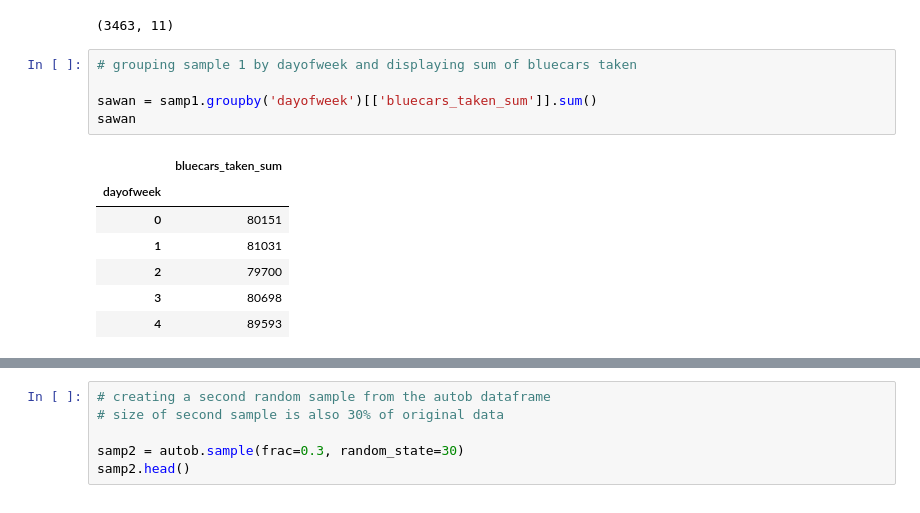
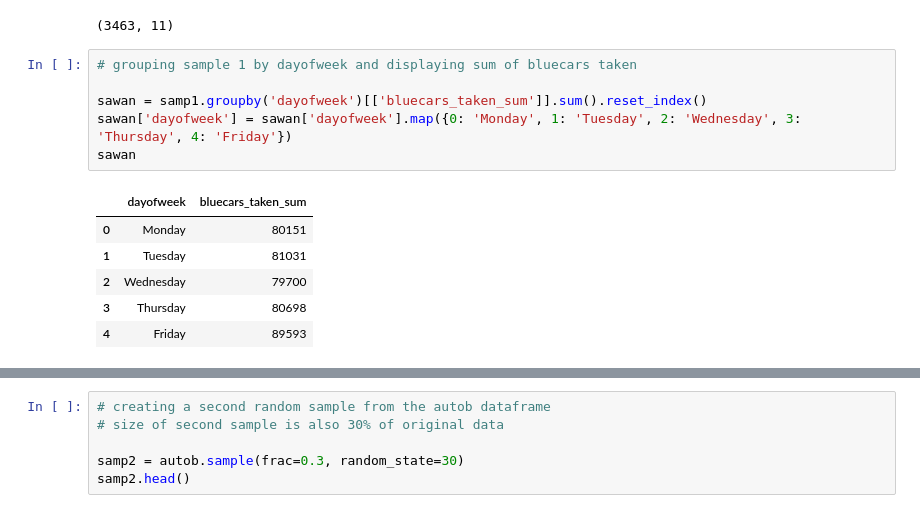
Before and after one commit to booorayan/BluecarsAuto, a Jupyter notebook: Autolib_projecte.ipynb, the cells around one changed output, grey strips where cells are left out. Drawn from its saved outputs; the diff is of its cells as text.

```diff
--- a/Autolib_projecte.ipynb
+++ b/Autolib_projecte.ipynb
@@ -939,13 +936,13 @@ samp1.shape
 # %%
 # grouping sample 1 by dayofweek and displaying sum of bluecars taken
 
-sawan = samp1.groupby('dayofweek')[['bluecars_taken_sum']].sum()
+sawan = samp1.groupby('dayofweek')[['bluecars_taken_sum']].sum().reset_index()
+sawan['dayofweek'] = sawan['dayofweek'].map({0: 'Monday', 1: 'Tuesday', 2: 'Wednesday', 3: 'Thursday', 4: 'Friday'})
 sawan
 # %% [output]
-|  | bluecars_taken_sum |
-| dayofweek |  |
-| 0 | 80151 |
-| 1 | 81031 |
-| 2 | 79700 |
-| 3 | 80698 |
-| 4 | 89593 |
+|  | dayofweek | bluecars_taken_sum |
+| 0 | Monday | 80151 |
+| 1 | Tuesday | 81031 |
+| 2 | Wednesday | 79700 |
+| 3 | Thursday | 80698 |
+| 4 | Friday | 89593 |
```
Also changed, not shown: parts of 38 cells of this notebook.
